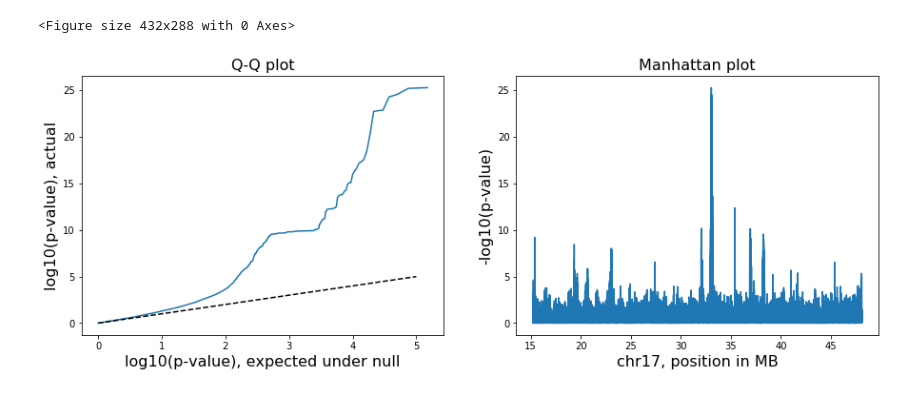
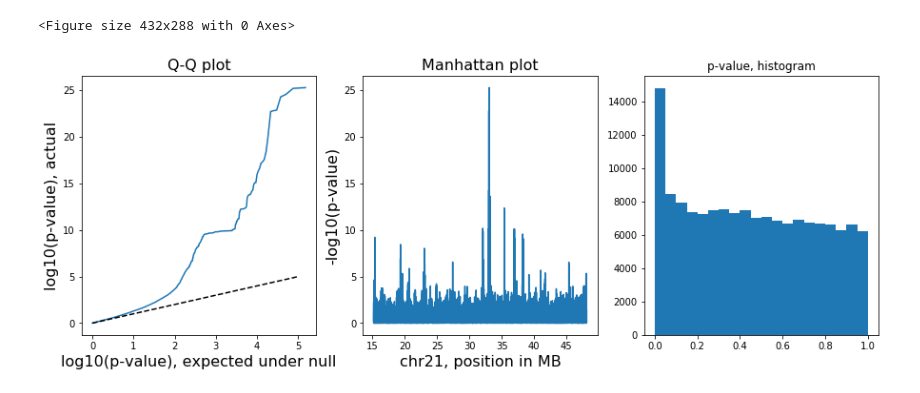
Before and after one commit to ofrei/gwas101, a Jupyter notebook: gwas101.ipynb, the cells around one changed output. Saved outputs shown, nothing was run; the diff lists cells and outputs as text; code cells hidden in the pictures.

```diff
--- a/gwas101.ipynb
+++ b/gwas101.ipynb
@@ -78,34 +78,38 @@ plt.savefig('ld_matrix.png');
 
 def generate_sumstats(out_prefix='simu'):
     trait='1'
     assert 0==os.system(f'simu_linux --bfile chr21 --qt --causal-pi 0.001 --hsq 0.10 --seed 1676022526 --out {out_prefix}  >nul 2>nul')
     assert 0==os.system(f'head -n 9000 chr21.fam > chr21_9k.fam')
     assert 0==os.system(f'plink2 --keep chr21_9k.fam --glm --bfile chr21 --pheno {out_prefix}.pheno --out {out_prefix}  >nul 2>nul')
 
     df=pd.read_csv(f'{out_prefix}.trait{trait}.glm.linear', delim_whitespace=True)
     df['A2'] = df['REF']; idx=df['A2']==df['A1']; df.loc[idx, 'A2']=df.loc[idx, 'ALT']; del df['REF']; del df['ALT']; del df['TEST']
     assert not df.isnull().any(axis=None); # df.dropna(inplace=True);
     df.rename(columns={'ID':'SNP', '#CHROM':'CHR', 'POS':'BP', 'OBS_CT':'N', 'T_STAT':'Z', 'A1_FREQ':'FRQ'}, inplace=True)
     df[sorted(df.columns)].to_csv(f'{out_prefix}.sumstats.gz', sep='\t', index=False)
     return df
 
 df = generate_sumstats(out_prefix='simu')
 
 plt.figure(figsize=(15,5))
-plt.subplot(1,2,1)
+plt.subplot(1,3,1)
 plt.plot(-np.log10(np.array(range(1,1+len(df)))/len(df)),
         -np.log10(sorted(df['P'].values)))
 plt.plot([0, 5], [0, 5], 'k--')
 plt.title('Q-Q plot', fontsize=16);
 plt.xlabel('log10(p-value), expected under null', fontsize=16);
 plt.ylabel('log10(p-value), actual', fontsize=16);
 
-plt.subplot(1,2,2)
+plt.subplot(1,3,2)
 plt.plot(df['BP'].values / 1e6, -np.log10(df['P'].values))
 plt.title('Manhattan plot', fontsize=16);
 plt.ylabel('-log10(p-value)', fontsize=16);
 plt.xlabel('chr21, position in MB', fontsize=16);
 plt.savefig('qq_manh.png')
+
+plt.subplot(1,3,3)
+plt.hist(df['P'].values, bins=20)
+plt.title('p-value, histogram');
 # %% [output]
-[figure, old version]
+[figure, new version]
 # %%
```
Also changed, not shown: parts of 2 cells of this notebook, 1 other file.
